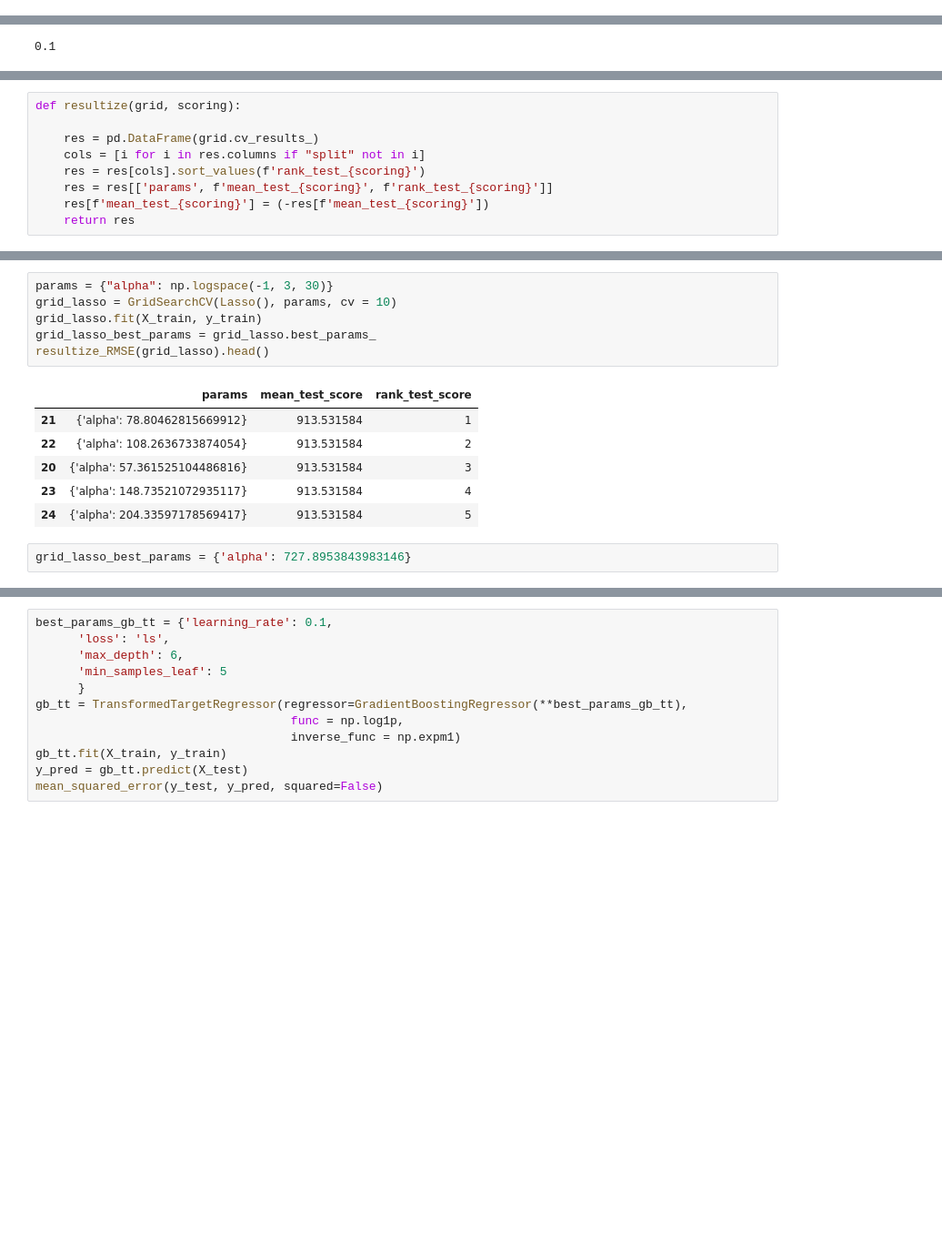
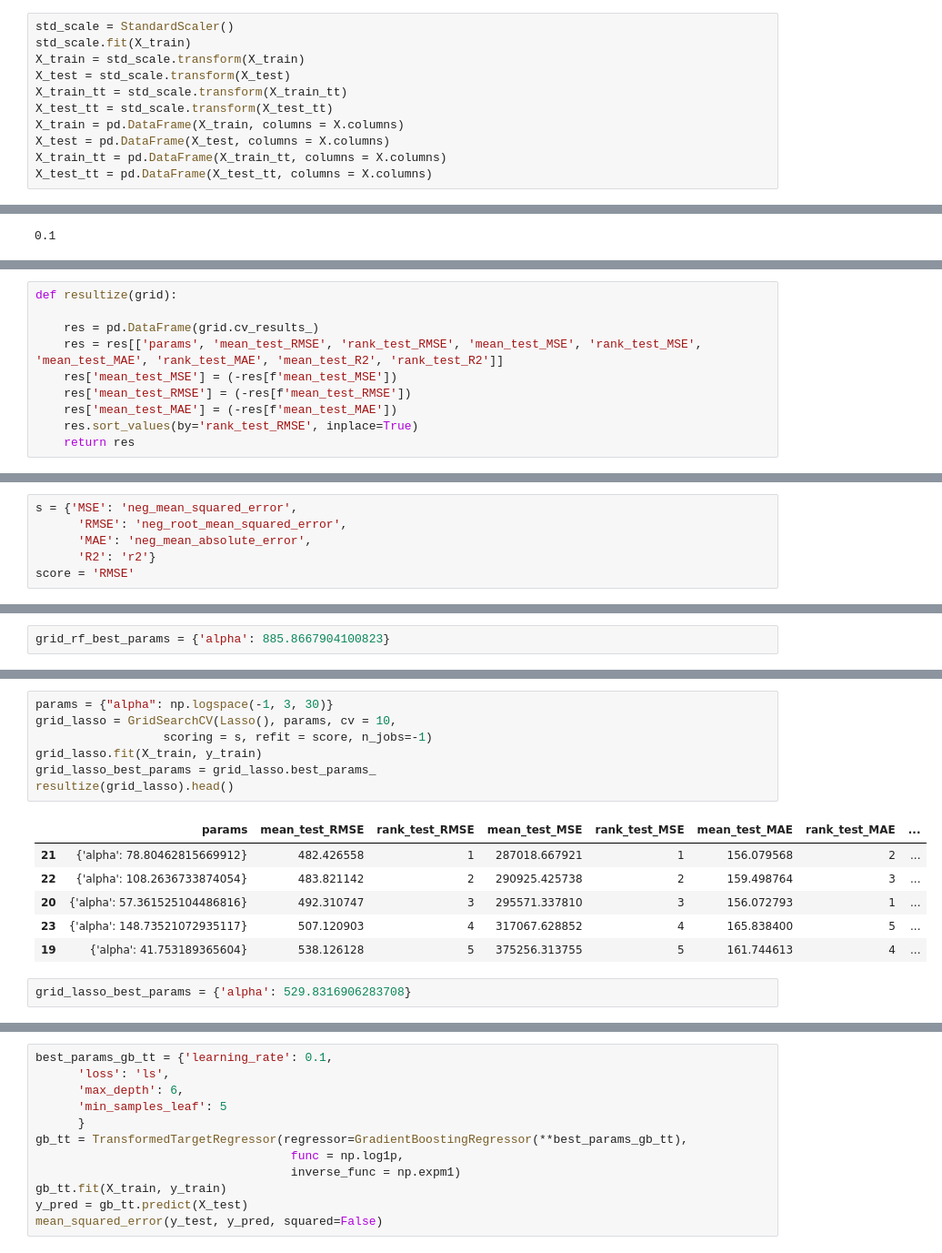
Before and after one commit to ThomasMeb/Anticiper_besoins_des_batiments, a Jupyter notebook: EmissionsCO2.ipynb, the cells around one changed output, grey strips where cells are left out. Shown at 91% size. Drawn from its saved outputs; the diff is of its cells as text; blank space fills up the shorter version.

```diff
--- a/EmissionsCO2.ipynb
+++ b/EmissionsCO2.ipynb
@@ -84,3 +156,14 @@ X_train, X_test, y_train, y_test = train_test_split(X_scale, y, test_size=0.2, r
+# %%
+std_scale = StandardScaler()
+std_scale.fit(X_train)
+X_train = std_scale.transform(X_train)
+X_test = std_scale.transform(X_test)
+X_train_tt = std_scale.transform(X_train_tt)
+X_test_tt = std_scale.transform(X_test_tt)
+X_train = pd.DataFrame(X_train, columns = X.columns)
+X_test = pd.DataFrame(X_test, columns = X.columns)
+X_train_tt = pd.DataFrame(X_train_tt, columns = X.columns)
+X_test_tt = pd.DataFrame(X_test_tt, columns = X.columns)
 # %%
 dr = DummyRegressor(strategy="mean")
 dr.fit(X_train, y_train)
@@ -230,9 +300,10 @@ mae_scorer = make_scorer(mean_absolute_error, greater_is_better=True)
 # %%
-def resultize(grid, scoring):
+def resultize(grid):
 
     res = pd.DataFrame(grid.cv_results_)
-    cols = [i for i in res.columns if "split" not in i]
-    res = res[cols].sort_values(f'rank_test_{scoring}')
-    res = res[['params', f'mean_test_{scoring}', f'rank_test_{scoring}']]
-    res[f'mean_test_{scoring}'] = (-res[f'mean_test_{scoring}'])
+    res = res[['params', 'mean_test_RMSE', 'rank_test_RMSE', 'mean_test_MSE', 'rank_test_MSE', 'mean_test_MAE', 'rank_test_MAE', 'mean_test_R2', 'rank_test_R2']]
+    res['mean_test_MSE'] = (-res[f'mean_test_MSE'])
+    res['mean_test_RMSE'] = (-res[f'mean_test_RMSE'])
+    res['mean_test_MAE'] = (-res[f'mean_test_MAE'])
+    res.sort_values(by='rank_test_RMSE', inplace=True)
     return res
@@ -246,2 +310,8 @@ def resultize_RMSE(grid):
+# %%
+s = {'MSE': 'neg_mean_squared_error',
+      'RMSE': 'neg_root_mean_squared_error',
+      'MAE': 'neg_mean_absolute_error',
+      'R2': 'r2'}
+score = 'RMSE'
 # %%
 params = {'alpha': np.logspace(0, 7, 20)}
@@ -289,3 +330,5 @@ grid_rf_best_params = {'alpha': 10000000.0}
+# %%
+grid_rf_best_params = {'alpha': 885.8667904100823}
 # %%
 rf = Ridge(**grid_rf_best_params)
 rf.fit(X_train, y_train)
@@ -297,18 +340,19 @@ rf_error
 # %%
 params = {"alpha": np.logspace(-1, 3, 30)}
-grid_lasso = GridSearchCV(Lasso(), params, cv = 10)
+grid_lasso = GridSearchCV(Lasso(), params, cv = 10,
+                  scoring = s, refit = score, n_jobs=-1)
 grid_lasso.fit(X_train, y_train)
 grid_lasso_best_params = grid_lasso.best_params_
-resultize_RMSE(grid_lasso).head()
+resultize(grid_lasso).head()
 # %% [output]
-|  | params | mean_test_score | rank_test_score |
-| 21 | {'alpha': 78.80462815669912} | 913.531584 | 1 |
-| 22 | {'alpha': 108.2636733874054} | 913.531584 | 2 |
-| 20 | {'alpha': 57.361525104486816} | 913.531584 | 3 |
-| 23 | {'alpha': 148.73521072935117} | 913.531584 | 4 |
-| 24 | {'alpha': 204.33597178569417} | 913.531584 | 5 |
+|  | params | mean_test_RMSE | rank_test_RMSE | mean_test_MSE | rank_test_MSE | mean_test_MAE | rank_test_MAE | ... |
+| 21 | {'alpha': 78.80462815669912} | 482.426558 | 1 | 287018.667921 | 1 | 156.079568 | 2 | ... |
+| 22 | {'alpha': 108.2636733874054} | 483.821142 | 2 | 290925.425738 | 2 | 159.498764 | 3 | ... |
+| 20 | {'alpha': 57.361525104486816} | 492.310747 | 3 | 295571.337810 | 3 | 156.072793 | 1 | ... |
+| 23 | {'alpha': 148.73521072935117} | 507.120903 | 4 | 317067.628852 | 4 | 165.838400 | 5 | ... |
+| 19 | {'alpha': 41.753189365604} | 538.126128 | 5 | 375256.313755 | 5 | 161.744613 | 4 | ... |
 # %%
-grid_lasso_best_params = {'alpha': 727.8953843983146}
+grid_lasso_best_params = {'alpha': 529.8316906283708}
 # %%
 lasso = Lasso(**grid_lasso_best_params)
 lasso.fit(X_train, y_train)
```
Also changed, not shown: parts of 60 cells of this notebook, 2 other files.
